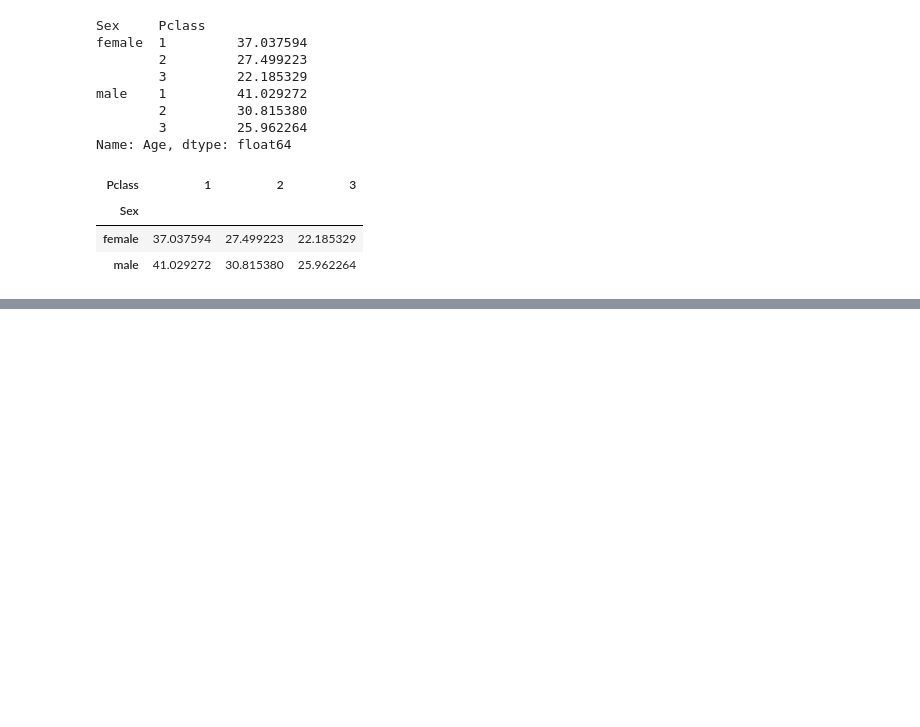
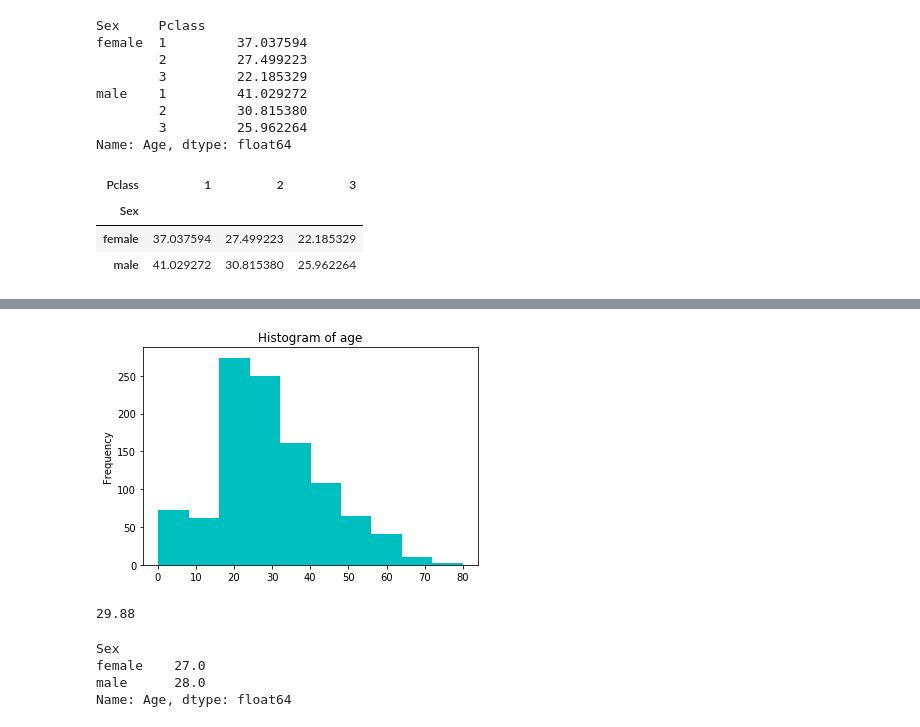
Before and after one commit to anishdass/MachineLearningWithTheSameOldDataset, a Jupyter notebook: notebooks/GettingStartedWithTitanicDataset.ipynb, the cells around one changed output, grey strips where cells are left out. Saved outputs shown, nothing was run; the diff lists cells and outputs as text; code cells hidden in the pictures; blank space fills up the shorter version.

```diff
--- a/notebooks/GettingStartedWithTitanicDataset.ipynb
+++ b/notebooks/GettingStartedWithTitanicDataset.ipynb
@@ -488,0 +547,2 @@ data.groupby(['Sex', 'Pclass']).Age.mean().unstack()
+# %%
+data.Embarked.fillna('C', inplace = True)
@@ -488,0 +585,4 @@ data.groupby(['Sex', 'Pclass']).Age.mean().unstack()
+# %%
+median_fare = data.loc[(data.Pclass == 3) & (data.Embarked == 'S'), 'Fare'].median()
+# %%
+data.Fare.fillna(median_fare, inplace=True)
@@ -488,0 +638,15 @@ data.groupby(['Sex', 'Pclass']).Age.mean().unstack()
+# %%
+data.Age.plot(kind = 'hist', color = 'c', title = 'Histogram of age');
+# %% [output]
+[figure, added]
+# %%
+round(data.Age.mean(), 2)
+# %% [output]
+29.88
+# %%
+data.groupby('Sex').Age.median()
+# %% [output]
+Sex
+female    27.0
+male      28.0
+Name: Age, dtype: float64
```
Also changed, not shown: parts of 29 cells of this notebook.
